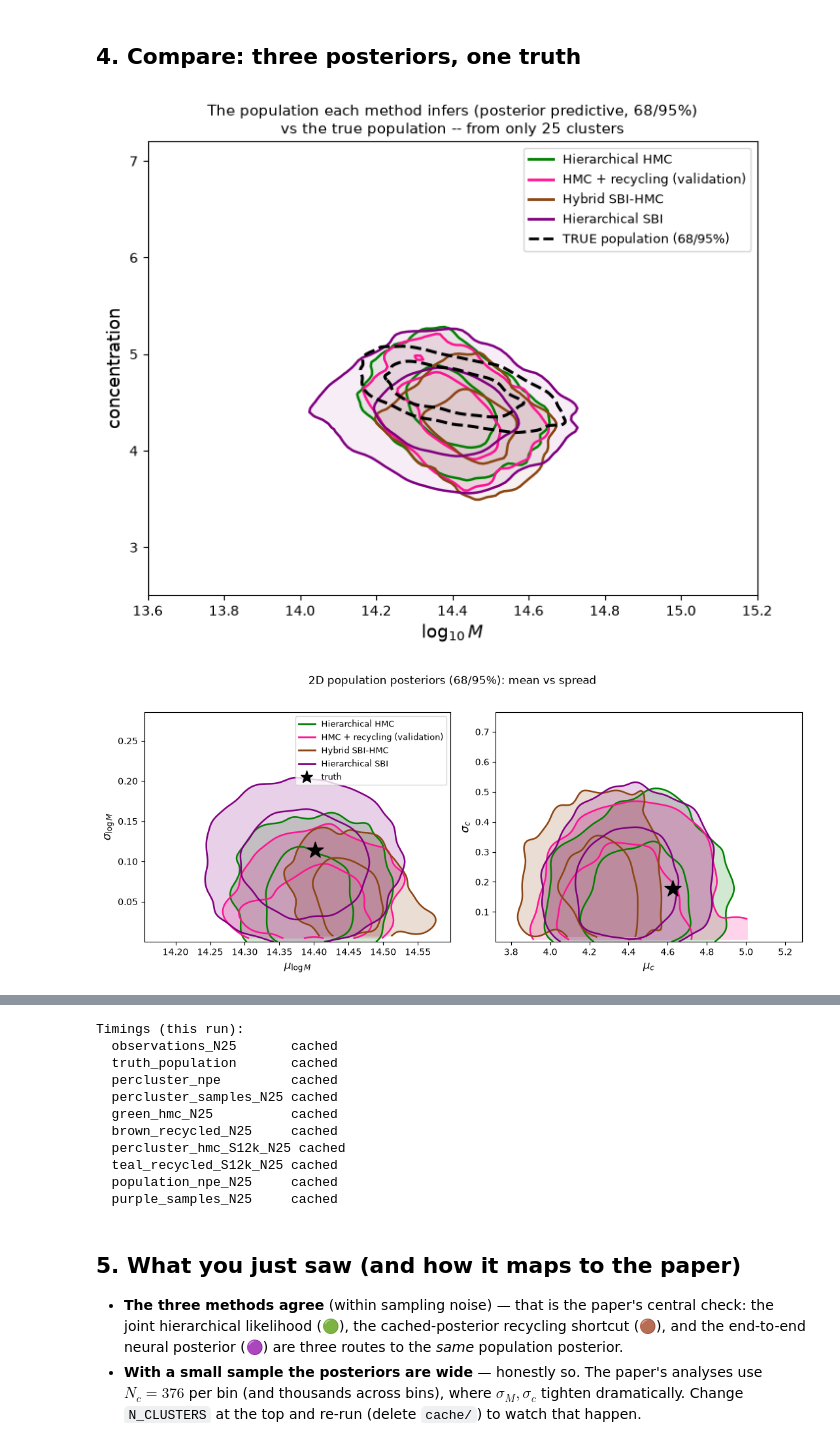
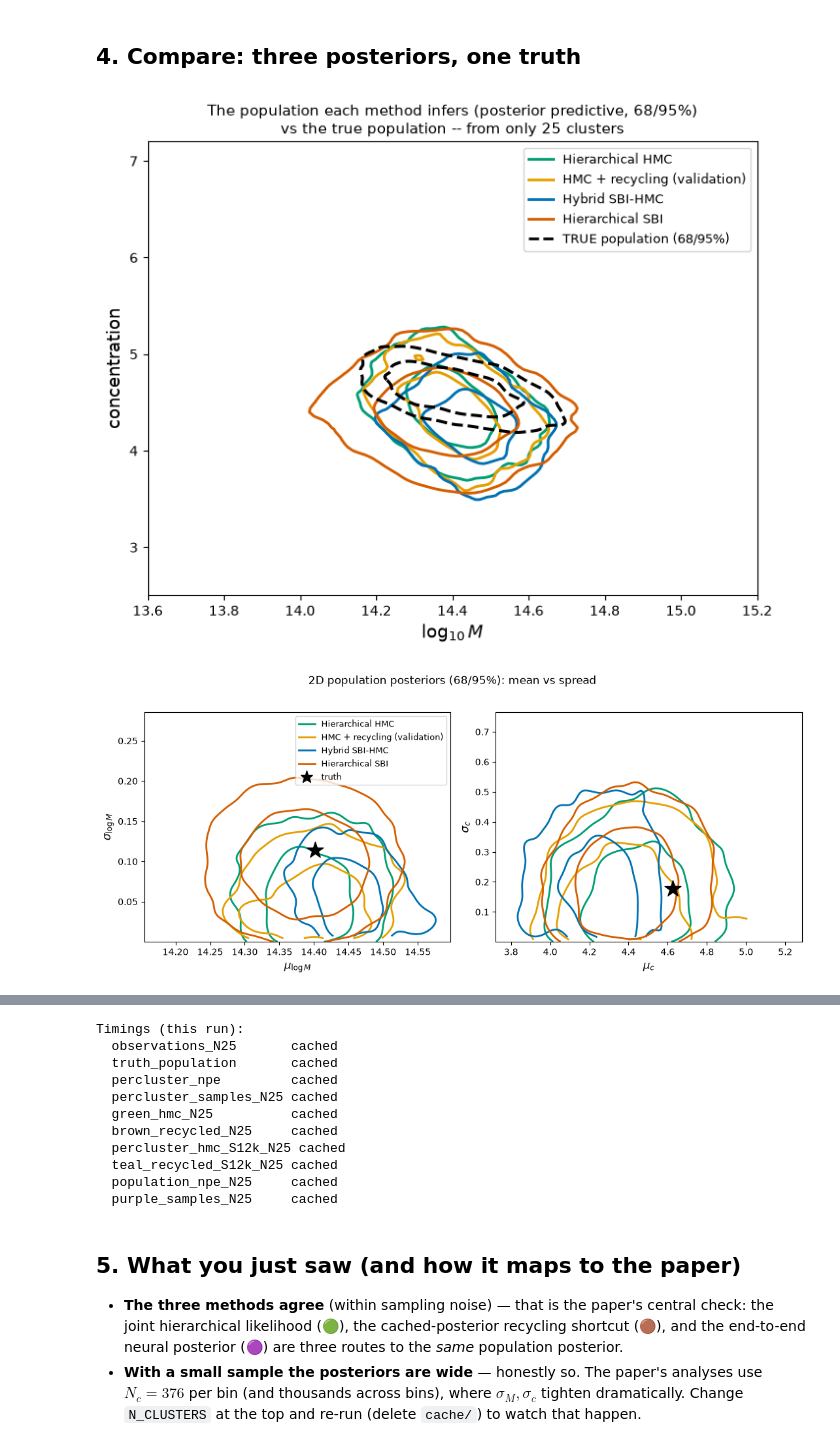
Before and after one commit to LSSTDESC/CL-SBI, a Jupyter notebook: notebooks/tutorial_01_population_inference/tutorial_01_population_inference.ipynb, the cells around one changed output, grey strips where cells are left out. Drawn from its saved outputs; the diff is of its cells as text; code cells hidden in the pictures.

Commit message:
Tutorial 01: Okabe-Ito high-contrast palette, unfilled 4-method contours
Co-Authored-By: Claude Fable 5 <noreply@anthropic.com>

```diff
--- a/notebooks/tutorial_01_population_inference/tutorial_01_population_inference.ipynb
+++ b/notebooks/tutorial_01_population_inference/tutorial_01_population_inference.ipynb
@@ -391,10 +391,10 @@ print({k: f"{v.mean():.3f}+/-{v.std():.3f}" for k, v in PURPLE.items()})
 # %% [markdown]
 ## 4. Compare: three posteriors, one truth
 # %%
-METHODS = [("Hierarchical HMC", GREEN, "green"),
-           ("HMC + recycling (validation)", TEAL, "deeppink"),
-           ("Hybrid SBI-HMC", BROWN, "saddlebrown"),
-           ("Hierarchical SBI", PURPLE, "purple")]
+METHODS = [("Hierarchical HMC", GREEN, "#009E73"),
+           ("HMC + recycling (validation)", TEAL, "#E69F00"),
+           ("Hybrid SBI-HMC", BROWN, "#0072B2"),
+           ("Hierarchical SBI", PURPLE, "#D55E00")]
 PARAMS  = [("mu_M", r"$\mu_{\log M}$"), ("sig_M", r"$\sigma_{\log M}$"),
            ("mu_c", r"$\mu_c$"), ("sig_c", r"$\sigma_c$")]
 
@@ -411,7 +411,7 @@ def predictive_population(s, k=20000):
 
 fig, ax = plt.subplots(figsize=(8, 6))
 for name, smp, color in METHODS:
-    kde_contours(ax, predictive_population(smp), color, fill=True, alpha=0.07)
+    kde_contours(ax, predictive_population(smp), color, fill=False, lw=2.0)
 kde_contours(ax, POP[:8000], "k", ls="--", lw=2.2)
 from matplotlib.lines import Line2D
 ax.legend(handles=[Line2D([], [], color=c, lw=2, label=n) for n, _, c in METHODS]
@@ -423,33 +423,33 @@ ax.set_title(f"The population each method infers (posterior predictive, 68/95%)\
              f"vs the true population -- from only {N_CLUSTERS} clusters", fontsize=11)
 plt.show()
 
 # 2D posteriors: the (mean, spread) planes for mass and concentration
 fig, axes = plt.subplots(1, 2, figsize=(11, 4.6))
 for ax, (kx, ky, lx, ly) in zip(axes, [("mu_M", "sig_M", r"$\mu_{\log M}$", r"$\sigma_{\log M}$"),
                                         ("mu_c", "sig_c", r"$\mu_c$", r"$\sigma_c$")]):
     for name, smp, color in METHODS:
-        kde_contours(ax, np.column_stack([smp[kx], smp[ky]]), color, fill=True)
+        kde_contours(ax, np.column_stack([smp[kx], smp[ky]]), color, fill=False, lw=2.0)
     ax.scatter(TRUE[kx], TRUE[ky], marker="*", s=350, color="k", zorder=6, label="truth")
     ax.set_xlabel(lx, fontsize=12); ax.set_ylabel(ly, fontsize=12)
 from matplotlib.lines import Line2D
 axes[0].legend(handles=[Line2D([], [], color=c, lw=2, label=n) for n, _, c in METHODS]
                + [Line2D([], [], marker="*", ls="", ms=14, mfc="k", mec="k", label="truth")], fontsize=9)
 fig.suptitle("2D population posteriors (68/95%): mean vs spread", y=1.02)
 plt.tight_layout(); plt.show()
 
 fig, axes = plt.subplots(2, 2, figsize=(10, 7))
 for ax, (key, label) in zip(axes.ravel(), PARAMS):
     for name, s, color in METHODS:
         ax.hist(s[key], bins=40, density=True, histtype="step", lw=2, color=color, label=name)
     ax.axvline(TRUE[key], color="k", ls="--", lw=2, label="truth (population)")
     ax.set_xlabel(label); ax.set_yticks([])
 axes[0, 0].legend(fontsize=8)
 fig.suptitle(f"Population posteriors from {N_CLUSTERS} clusters -- three methods, same priors", y=1.0)
 plt.tight_layout(); plt.show()
 
 print("Timings (this run):")
 for k, (status, dt) in TIMINGS.items():
     print(f"  {k:<22} {status}" + (f"  {dt:6.1f}s" if dt else ""))
 # %% [output]
-[figure, old version]
+[figure, new version]
-[figure, old version]
+[figure, new version]
```
Also changed, not shown: parts of 2 cells of this notebook, 1 other file.
